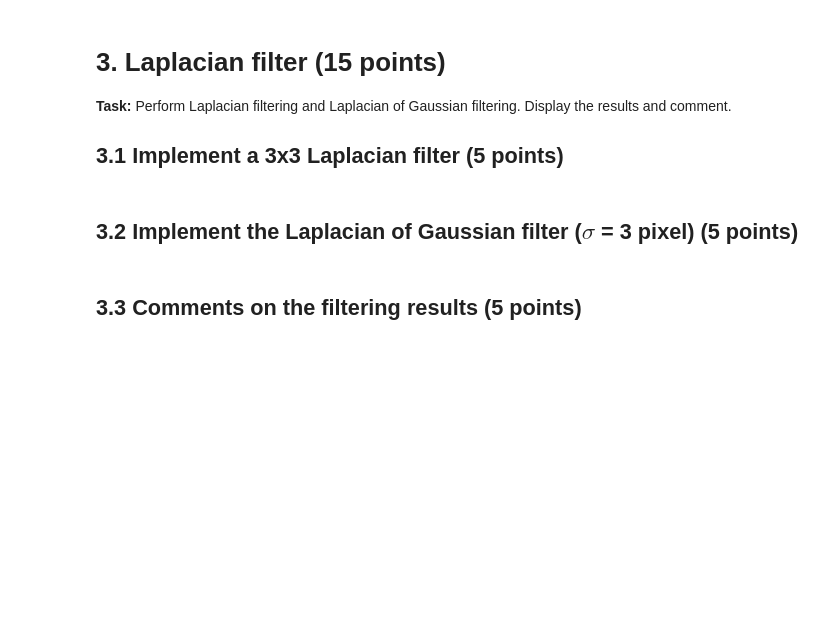
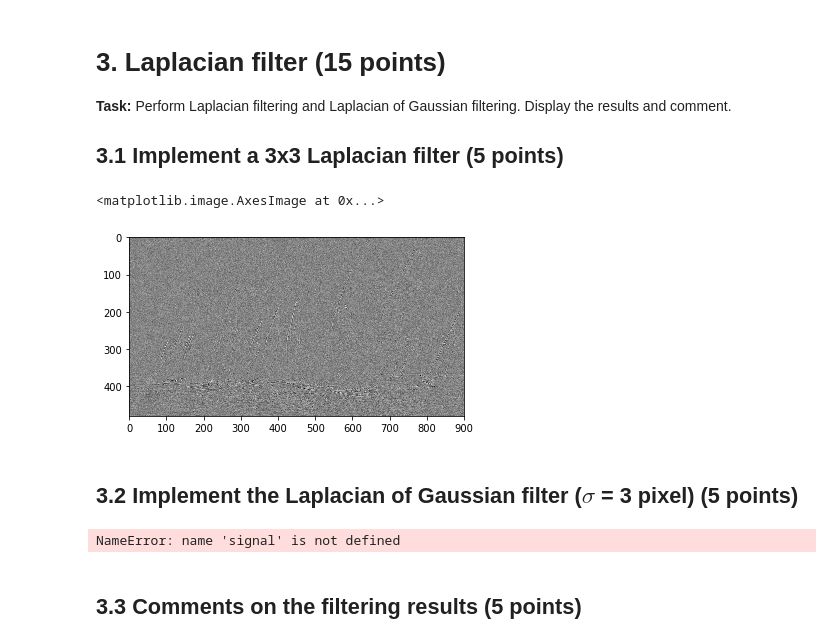
Before and after one commit to namanwahi/ComputerVision2018-19, a Jupyter notebook: coursework_1/coursework_1.ipynb, the cells around one changed output. Saved outputs shown, nothing was run; the diff lists cells and outputs as text; code cells hidden in the pictures; blank space fills up the shorter version.

Commit message:
laplacian@

```diff
--- a/coursework_1/coursework_1.ipynb
+++ b/coursework_1/coursework_1.ipynb
@@ -322,15 +322,25 @@ Please put your comments here.
 **Task:** Perform Laplacian filtering and Laplacian of Gaussian filtering. Display the results and comment.
 
 ## 3.1 Implement a 3x3 Laplacian filter (5 points)
+# %%
+def getLaplacian():
+    return np.array([
+        [0,  1,  0],
+        [1, -4,  1],
+        [0,  1,  0]
+    ]);
 # %%
 # Design the filter
-h = []
+h = getLaplacian()
 
 # Laplacian filtering
-lap = signal.convolve2d(image_noisy, h, mode='same')
+lap = scipy.signal.convolve2d(image_noisy, h, mode='same')
 
 # Display the results
 plt.imshow(lap, cmap='gray')
+# %% [output]
+<matplotlib.image.AxesImage at 0x...>
+[figure, added]
 # %% [markdown]
 ## 3.2 Implement the Laplacian of Gaussian filter ($\sigma$ = 3 pixel) (5 points)
 # %%
@@ -353,8 +363,10 @@ image_smoothed = scipy.signal.convolve2d(image_smoothed, h_y, mode='same')
 h = []
 
 # Laplacian filtering
-lap = signal.convolve2d(image_smoothed, h, mode='same')
+lap = scipysignal.convolve2d(image_smoothed, h, mode='same')
 plt.imshow(lap, cmap='gray')
+# %% [output]
+NameError: name 'signal' is not defined
 # %% [markdown]
 ## 3.3 Comments on the filtering results (5 points)
 # %% [markdown]
```
Also changed, not shown: parts of 2 cells of this notebook.
